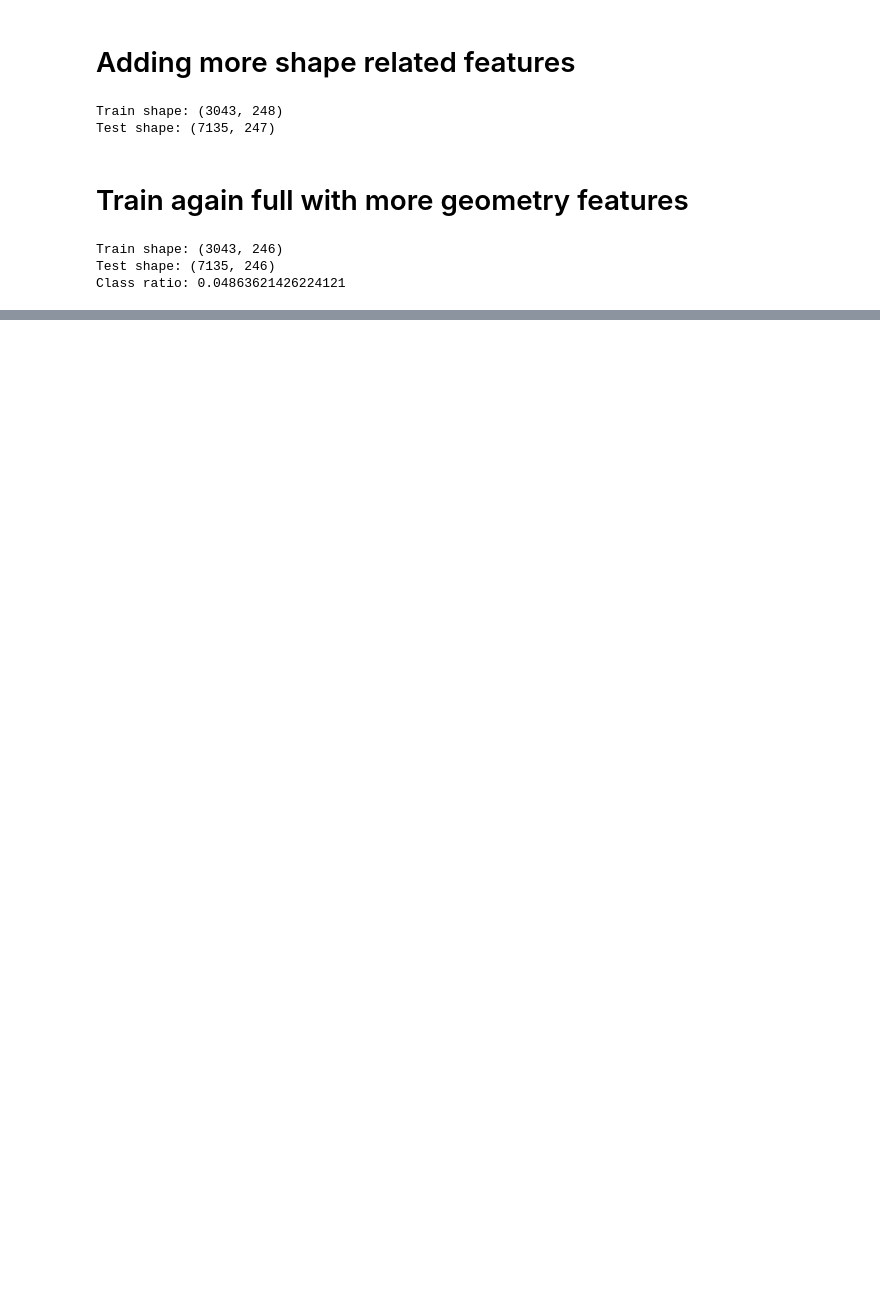
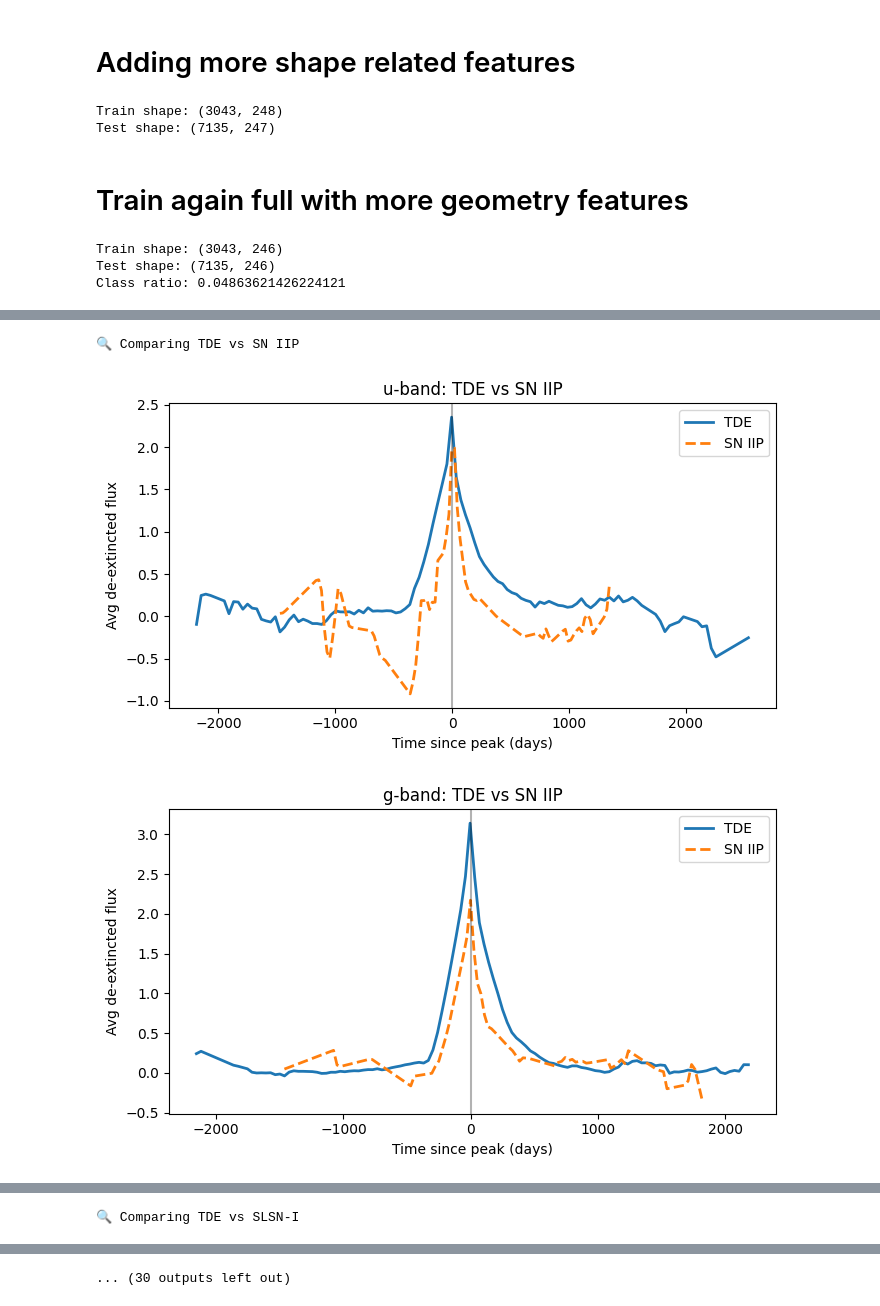
Before and after one commit to ayushsj99/MALLORN_Kaggle_Competition, a Jupyter notebook: MALLORN_Final.ipynb, the cells around one changed output, grey strips where cells are left out. Saved outputs shown, nothing was run; the diff lists cells and outputs as text; code cells hidden in the pictures; blank space fills up the shorter version.

```diff
--- a/MALLORN_Final.ipynb
+++ b/MALLORN_Final.ipynb
@@ -2186,0 +2874,48 @@ Positive rate (test): 0.048633496846531184
+# %%
+FILTERS = ["u", "g", "r", "i", "z", "y"]
+
+def compare_spec_vs_tde(
+    spectype,
+    trainLog,
+    lc_prefix="train_lc",
+    n_objects=80
+):
+    print(f"\n🔍 Comparing TDE vs {spectype}")
+
+    tde_df = trainLog[trainLog["target"] == 1]
+    spec_df = trainLog[trainLog["SpecType"] == spectype]
+
+    for f in FILTERS:
+        t_tde, f_tde = average_lightcurve(
+            tde_df, lc_prefix, f, n_objects
+        )
+        t_spec, f_spec = average_lightcurve(
+            spec_df, lc_prefix, f, n_objects
+        )
+
+        if t_tde is None or t_spec is None:
+            continue
+
+        plt.figure(figsize=(7, 4))
+        plt.plot(t_tde, f_tde, label="TDE", lw=2)
+        plt.plot(t_spec, f_spec, label=spectype, lw=2, ls="--")
+
+        plt.axvline(0, color="k", alpha=0.3)
+        plt.title(f"{f}-band: TDE vs {spectype}")
+        plt.xlabel("Time since peak (days)")
+        plt.ylabel("Avg de-extincted flux")
+        plt.legend()
+        plt.tight_layout()
+        plt.show()
+# %%
+for st in HIGH_LIFT_TYPES:
+    compare_spec_vs_tde(
+        spectype=st,
+        trainLog=trainLog,
+        lc_prefix="train_lc",
+        n_objects=80
+    )
+# %% [output]
+🔍 Comparing TDE vs SN IIP
+[figure, added]
+[figure, added]
@@ -2186,0 +2926 @@ Positive rate (test): 0.048633496846531184
+🔍 Comparing TDE vs SLSN-I
@@ -2186,0 +2931 @@ Positive rate (test): 0.048633496846531184
+... (30 outputs left out)
```
Also changed, not shown: parts of 139 cells of this notebook.
